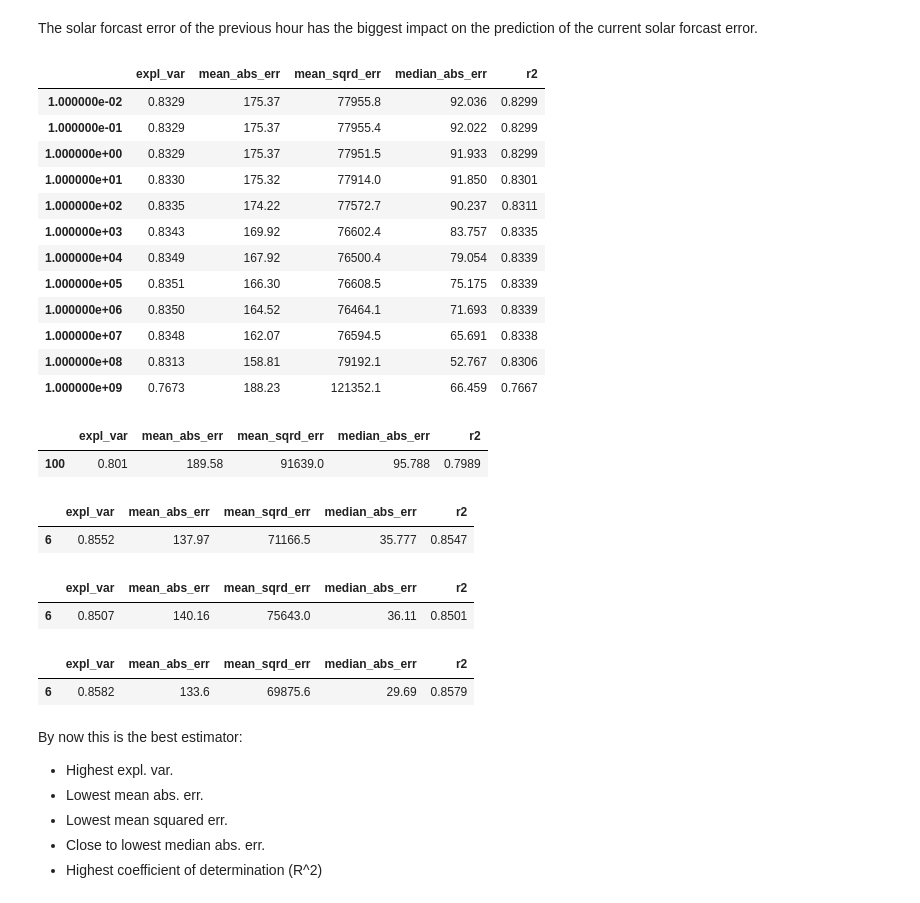
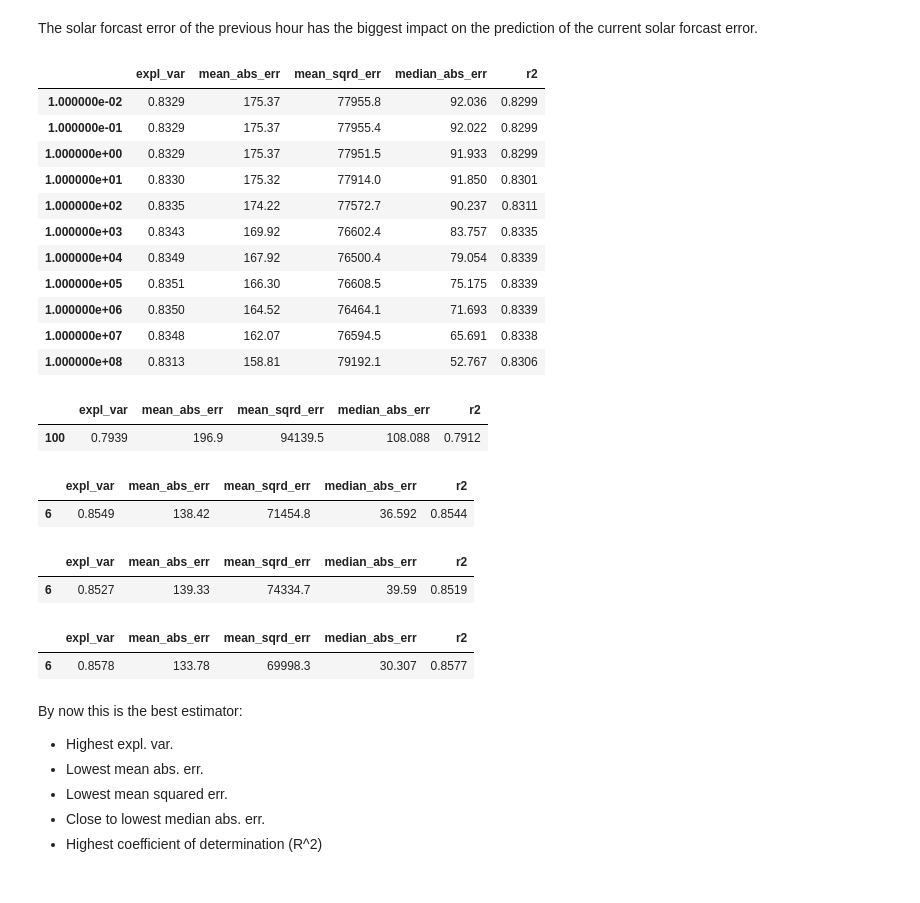
Before and after one commit to mauricepohl/pandas, a Jupyter notebook: 03_modeling/Estimating_forecast_error_Jan.ipynb, the cells around one changed output. Drawn from its saved outputs; the diff is of its cells as text; code cells hidden in the pictures.

```diff
--- a/03_modeling/Estimating_forecast_error_Jan.ipynb
+++ b/03_modeling/Estimating_forecast_error_Jan.ipynb
@@ -21,21 +34,11 @@ from IPython.display import Image
 # %%
-df = pd.read_csv("data_with_calc_fields.csv", sep=';', decimal=",")
-
-df["datetime"] = pd.to_datetime(df["datetime"])
-df = df.set_index('datetime')
-df = df.drop("date", axis=1)
-
 # Add column with 24h max
 df["solar_24h_max"] = df.solar_generation_actual.rolling(24,  min_periods=1).max()
 
 # Calculate a moving average FOR EACH HOUR: MOV_AVG_Thur <-- AVG(Mon 1am, Tue 1am, Wed 1am, Thur 1am)
 for i in range (24):
     df.loc[df.index.hour == i,"hourly_moving_avg"] = df.loc[df.index.hour == i,"solar_generation_actual"].rolling(4,  min_periods=1).mean()
-
-for i in range (24):
     df.loc[df.index.hour == i,"hourly_moving_avg_2"] = df.loc[df.index.hour == i,"solar_generation_actual"].rolling(2,  min_periods=1).mean()
-
-for i in range (24):
     df.loc[df.index.hour == i,"hourly_moving_avg_7"] = df.loc[df.index.hour == i,"solar_generation_actual"].rolling(7,  min_periods=1).mean()
 
 # Add columns with forecast errors shiftet by one hour
@@ -259,27 +238,26 @@ The solar forcast error of the previous hour has the biggest impact on the predi
 # %%
 # Test Ridge Regression
 
 scores_list = []
-param_range = (0.01, 0.1, 1, 10, 100, 1000, 10000, 100000, 1000000, 10000000, 100000000, 1000000000)
+param_range = (0.01, 0.1, 1, 10, 100, 1000, 10000, 100000, 1000000, 10000000, 100000000)
 
 for alpha in param_range:
     RR = Ridge(alpha=alpha)
-    scores_list.append(cross_validate(RR, X, y, cv=tscv, scoring=scoring, return_train_score=False))
+    scores_list.append(cross_validate(RR, X, y, cv=tscv, scoring=scoring, return_train_score=False, n_jobs=-1))
 print_scores(scores_list, param_range)
 # %% [output]
 |  | expl_var | mean_abs_err | mean_sqrd_err | median_abs_err | r2 |
 | 1.000000e-02 | 0.8329 | 175.37 | 77955.8 | 92.036 | 0.8299 |
 | 1.000000e-01 | 0.8329 | 175.37 | 77955.4 | 92.022 | 0.8299 |
 | 1.000000e+00 | 0.8329 | 175.37 | 77951.5 | 91.933 | 0.8299 |
 | 1.000000e+01 | 0.8330 | 175.32 | 77914.0 | 91.850 | 0.8301 |
 | 1.000000e+02 | 0.8335 | 174.22 | 77572.7 | 90.237 | 0.8311 |
 | 1.000000e+03 | 0.8343 | 169.92 | 76602.4 | 83.757 | 0.8335 |
 | 1.000000e+04 | 0.8349 | 167.92 | 76500.4 | 79.054 | 0.8339 |
 | 1.000000e+05 | 0.8351 | 166.30 | 76608.5 | 75.175 | 0.8339 |
 | 1.000000e+06 | 0.8350 | 164.52 | 76464.1 | 71.693 | 0.8339 |
 | 1.000000e+07 | 0.8348 | 162.07 | 76594.5 | 65.691 | 0.8338 |
 | 1.000000e+08 | 0.8313 | 158.81 | 79192.1 | 52.767 | 0.8306 |
-| 1.000000e+09 | 0.7673 | 188.23 | 121352.1 | 66.459 | 0.7667 |
 # %%
 # AdaBoost
 
@@ -292,11 +270,11 @@ scores_list = []
 param_range = [100]
 
 ABR = AdaBoostRegressor(n_estimators=100) # Default is with DecisionTreeRegressor(max_depth=3)
-scores_list.append(cross_validate(ABR, X, y, cv=tscv, scoring=scoring, return_train_score=False))
+scores_list.append(cross_validate(ABR, X, y, cv=tscv, scoring=scoring, return_train_score=False, n_jobs=-1))
 print_scores(scores_list, param_range)
 # %% [output]
 |  | expl_var | mean_abs_err | mean_sqrd_err | median_abs_err | r2 |
-| 100 | 0.801 | 189.58 | 91639.0 | 95.788 | 0.7989 |
+| 100 | 0.7939 | 196.9 | 94139.5 | 108.088 | 0.7912 |
 # %%
 # Gradient Boosting
 
@@ -304,11 +282,11 @@ scores_list = []
 param_range = [6]
 
 GBR = GradientBoostingRegressor(max_depth=6) # Parameter max_features="sqrt" reduces variance, but also reduces CV score to 0.80
-scores_list.append(cross_validate(GBR, X, y, cv=tscv, scoring=scoring, return_train_score=False))
+scores_list.append(cross_validate(GBR, X, y, cv=tscv, scoring=scoring, return_train_score=False, n_jobs=-1))
 print_scores(scores_list, param_range)
 # %% [output]
 |  | expl_var | mean_abs_err | mean_sqrd_err | median_abs_err | r2 |
-| 6 | 0.8552 | 137.97 | 71166.5 | 35.777 | 0.8547 |
+| 6 | 0.8549 | 138.42 | 71454.8 | 36.592 | 0.8544 |
 # %%
 # Stochastic Gradient Boosting
 
@@ -323,11 +301,11 @@ scores_list = []
 param_range = [6]
 
 SGBR = GradientBoostingRegressor(max_depth=6, subsample=0.7) # Parameter max_features="sqrt" reduces variance, but also reduces CV score to 0.80
-scores_list.append(cross_validate(SGBR, X, y, cv=tscv, scoring=scoring, return_train_score=False))
+scores_list.append(cross_validate(SGBR, X, y, cv=tscv, scoring=scoring, return_train_score=False, n_jobs=-1))
 print_scores(scores_list, param_range)
 # %% [output]
 |  | expl_var | mean_abs_err | mean_sqrd_err | median_abs_err | r2 |
-| 6 | 0.8507 | 140.16 | 75643.0 | 36.11 | 0.8501 |
+| 6 | 0.8527 | 139.33 | 74334.7 | 39.59 | 0.8519 |
 # %%
 # Bagging
 
@@ -342,11 +320,11 @@ scores_list = []
 param_range = [6]
 
 BR = BaggingRegressor(RandomForestRegressor(max_depth=6))
-scores_list.append(cross_validate(BR, X, y, cv=tscv, scoring=scoring, return_train_score=False))
+scores_list.append(cross_validate(BR, X, y, cv=tscv, scoring=scoring, return_train_score=False, n_jobs=-1))
 print_scores(scores_list, param_range)
 # %% [output]
 |  | expl_var | mean_abs_err | mean_sqrd_err | median_abs_err | r2 |
-| 6 | 0.8582 | 133.6 | 69875.6 | 29.69 | 0.8579 |
+| 6 | 0.8578 | 133.78 | 69998.3 | 30.307 | 0.8577 |
 # %% [markdown]
 By now this is the best estimator:
  - Highest expl. var.
```
Also changed, not shown: parts of 13 cells of this notebook.
